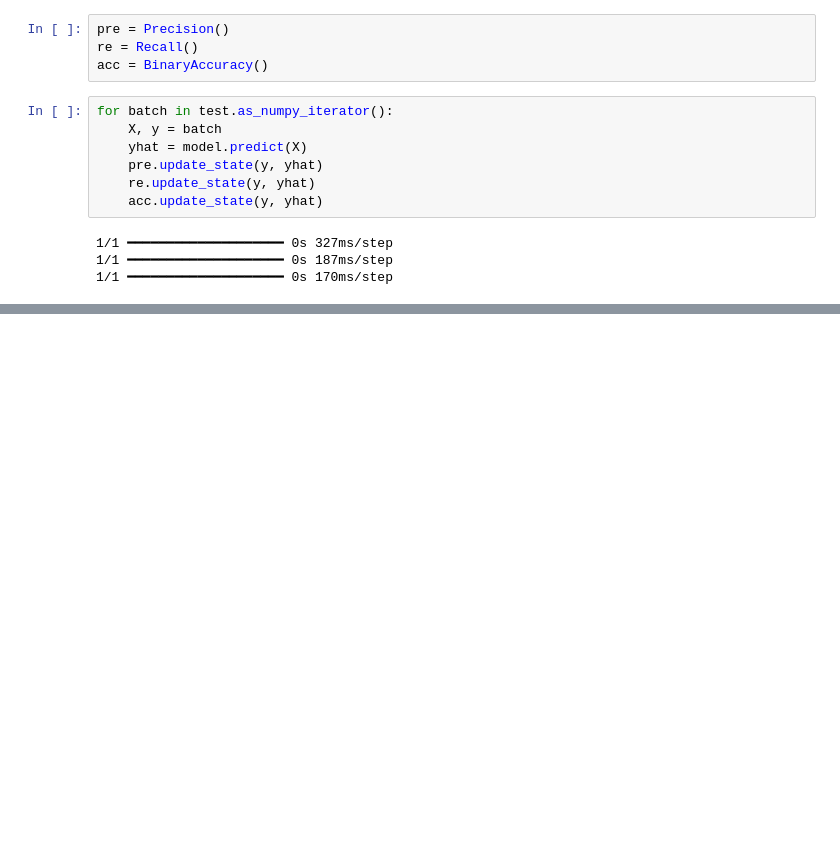
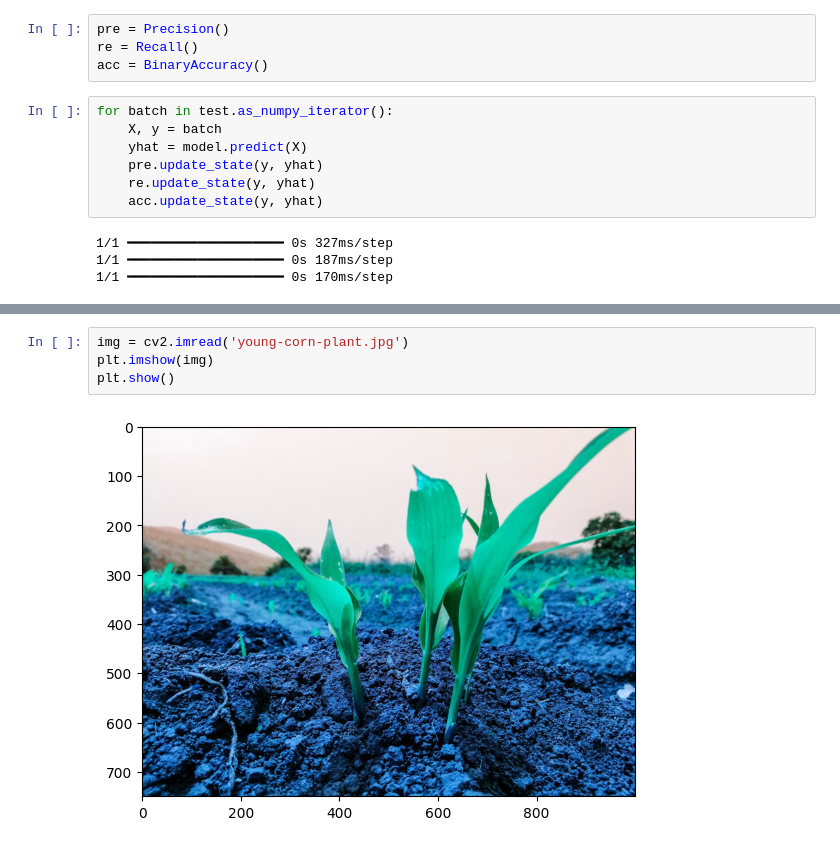
Before and after one commit to gideonbruce/Image-training-model, a Jupyter notebook: image_classifier.ipynb, the cells around one changed output, grey strips where cells are left out. Drawn from its saved outputs; the diff is of its cells as text; blank space fills up the shorter version.

```diff
--- a/image_classifier.ipynb
+++ b/image_classifier.ipynb
@@ -297,0 +323,6 @@ for batch in test.as_numpy_iterator():
+# %%
+img = cv2.imread('young-corn-plant.jpg')
+plt.imshow(img)
+plt.show()
+# %% [output]
+[figure, added]
```
Also changed, not shown: parts of 7 cells of this notebook, 1 other file.
